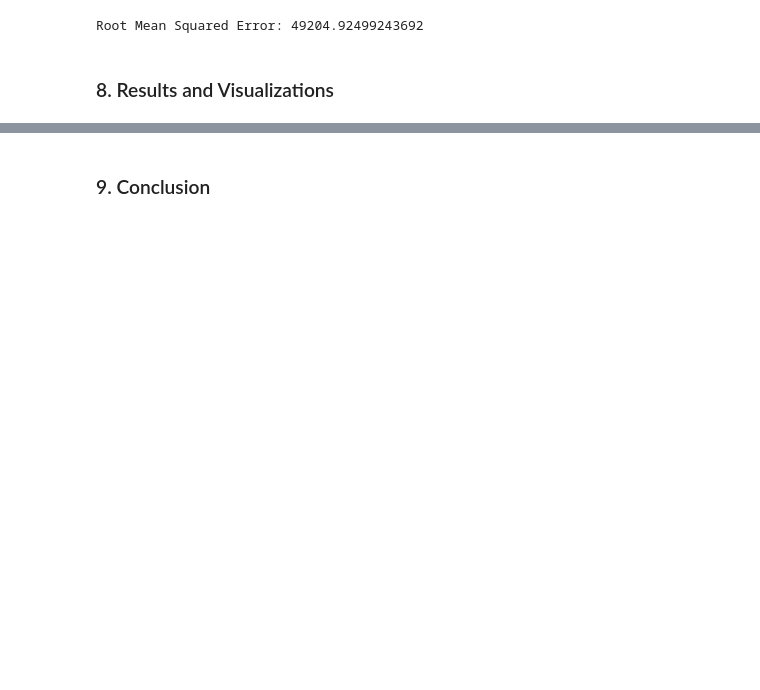
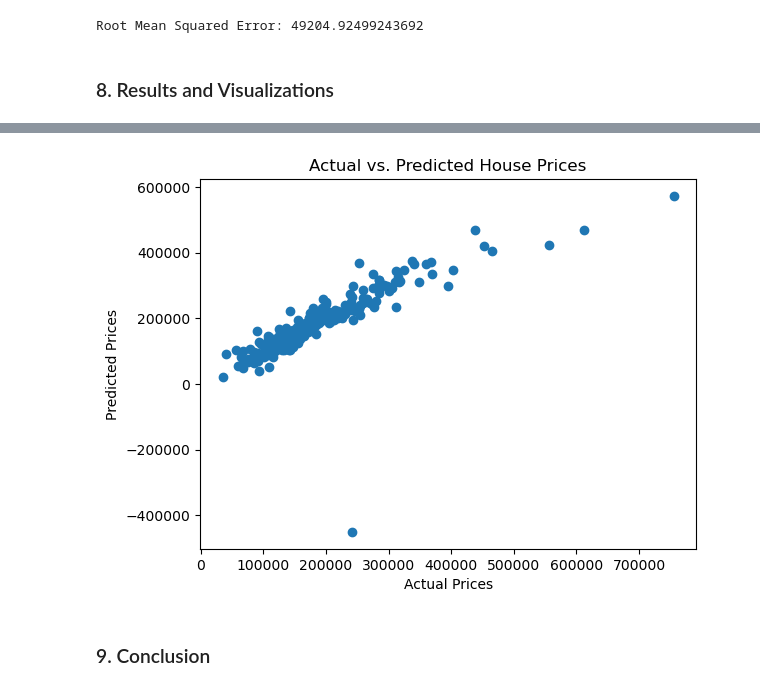
Before and after one commit to ivandeluna/ivandeluna.github.io, a Jupyter notebook: projects/2025-03-01-ml-housing-prices-forecasting/ml-housing-prices-forecasting.ipynb, the cells around one changed output, grey strips where cells are left out. Drawn from its saved outputs; the diff is of its cells as text; code cells hidden in the pictures; blank space fills up the shorter version.

```diff
--- a/projects/2025-03-01-ml-housing-prices-forecasting/ml-housing-prices-forecasting.ipynb
+++ b/projects/2025-03-01-ml-housing-prices-forecasting/ml-housing-prices-forecasting.ipynb
@@ -105,2 +174,11 @@ Root Mean Squared Error: 49204.92499243692
+# %%
+# Plot predictions vs. actual values
+plt.scatter(y_test, y_pred)
+plt.xlabel('Actual Prices')
+plt.ylabel('Predicted Prices')
+plt.title('Actual vs. Predicted House Prices')
+plt.show()
+# %% [output]
+[figure, added]
 # %% [markdown]
 ### 9. Conclusion
```
Also changed, not shown: parts of 17 cells of this notebook, 8 other files.
